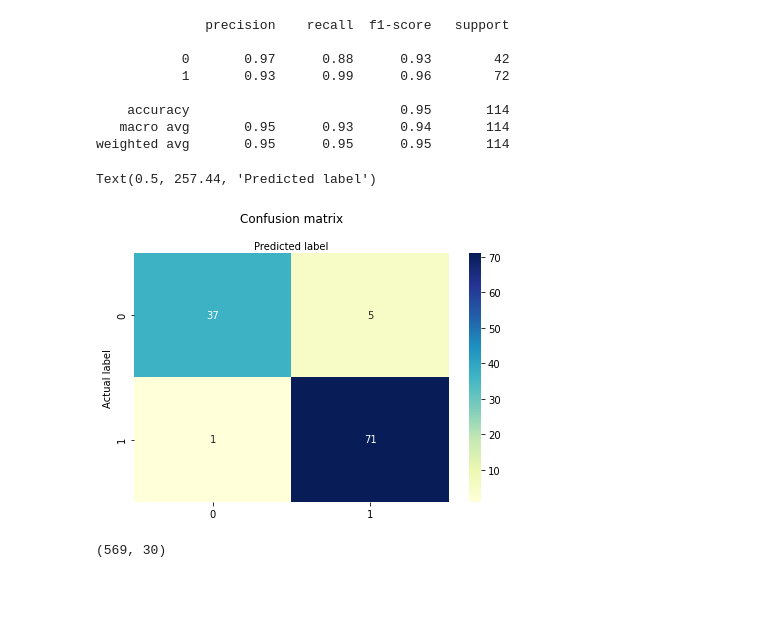
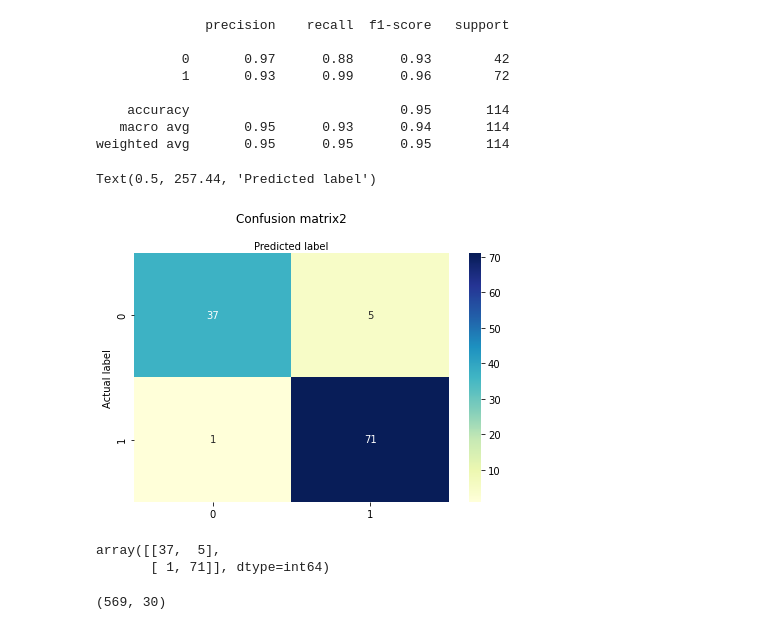
Before and after one commit to nalthaib/Machine-Larning, a Jupyter notebook: Nasser_Althaiban_HW3_800764203.ipynb, the cells around one changed output. Saved outputs shown, nothing was run; the diff lists cells and outputs as text; code cells hidden in the pictures; blank space fills up the shorter version.

```diff
--- a/Nasser_Althaiban_HW3_800764203.ipynb
+++ b/Nasser_Althaiban_HW3_800764203.ipynb
@@ -289,24 +292,29 @@ print(metrics.classification_report(Y_test2, Y_pred2))
 weighted avg       0.95      0.95      0.95       114
 # %%
 # Create confusion matrix
-cnf_matrix = metrics.confusion_matrix(Y_test2, Y_pred2)
+cnf_matrix2 = metrics.confusion_matrix(Y_test2, Y_pred2)
 
 class_names=[0,1] # name  of classes
 fig, ax = plt.subplots()
 tick_marks = np.arange(len(class_names))
 plt.xticks(tick_marks, class_names)
 plt.yticks(tick_marks, class_names)
 
 # create heatmap
-sns.heatmap(pd.DataFrame(cnf_matrix), annot=True, cmap="YlGnBu" ,fmt='g')
+sns.heatmap(pd.DataFrame(cnf_matrix2), annot=True, cmap="YlGnBu" ,fmt='g')
 ax.xaxis.set_label_position("top")
 plt.tight_layout()
-plt.title('Confusion matrix', y=1.1)
+plt.title('Confusion matrix2', y=1.1)
 plt.ylabel('Actual label')
 plt.xlabel('Predicted label')
 # %% [output]
 Text(0.5, 257.44, 'Predicted label')
-[figure, old version]
+[figure, new version]
+# %%
+cnf_matrix2
+# %% [output]
+array([[37,  5],
+       [ 1, 71]], dtype=int64)
 # %%
 # However, Here is the code for Using PCA only to reduce D from 30 to 2
 
```
Also changed, not shown: parts of 17 cells of this notebook.
